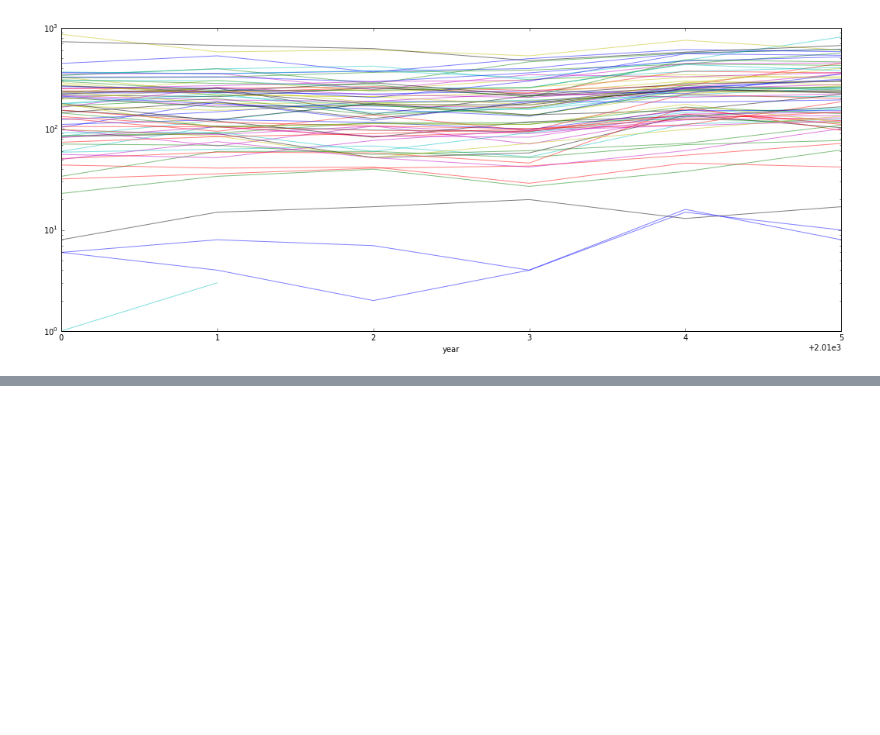
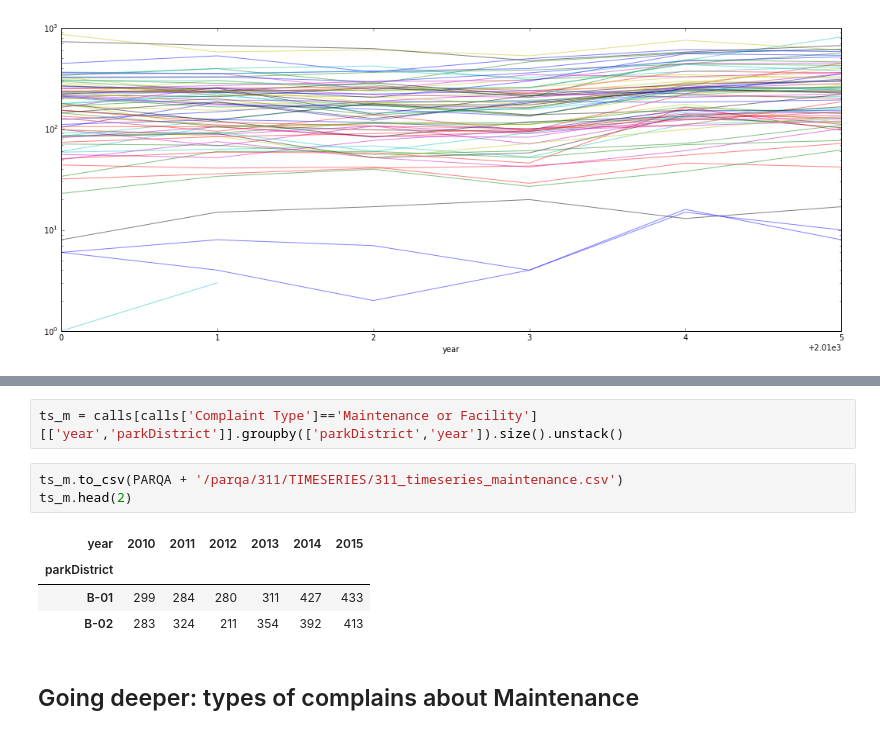
Before and after one commit to gdobler/parqa, a Jupyter notebook: 311/5_Calls_TImeseries.ipynb, the cells around one changed output, grey strips where cells are left out. Saved outputs shown, nothing was run; the diff lists cells and outputs as text; blank space fills up the shorter version.

Commit message:
timeseries

```diff
--- a/311/5_Calls_TImeseries.ipynb
+++ b/311/5_Calls_TImeseries.ipynb
@@ -44,0 +43,12 @@ ts.transpose().plot( figsize=(18,7), legend=0, alpha=.5,logy=1);
+# %%
+ts_m = calls[calls['Complaint Type']=='Maintenance or Facility'][['year','parkDistrict']].groupby(['parkDistrict','year']).size().unstack()
+# %%
+ts_m.to_csv(PARQA + '/parqa/311/TIMESERIES/311_timeseries_maintenance.csv')
+ts_m.head(2)
+# %% [output]
+| year | 2010 | 2011 | 2012 | 2013 | 2014 | 2015 |
+| parkDistrict |  |  |  |  |  |  |
+| B-01 | 299 | 284 | 280 | 311 | 427 | 433 |
+| B-02 | 283 | 324 | 211 | 354 | 392 | 413 |
+# %% [markdown]
+## Going deeper: types of complains about Maintenance
```
Also changed, not shown: parts of 7 cells of this notebook, 3 other files.
